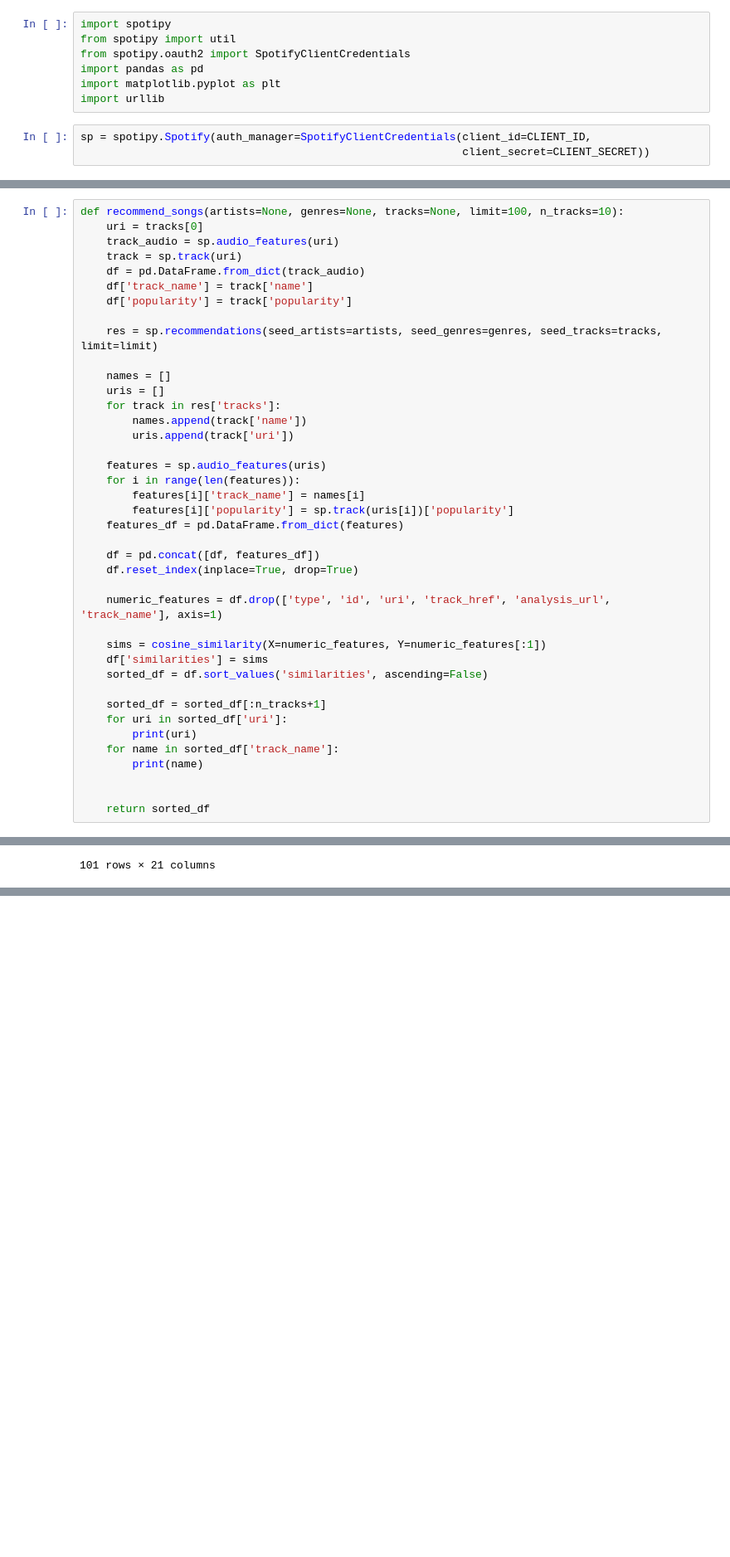
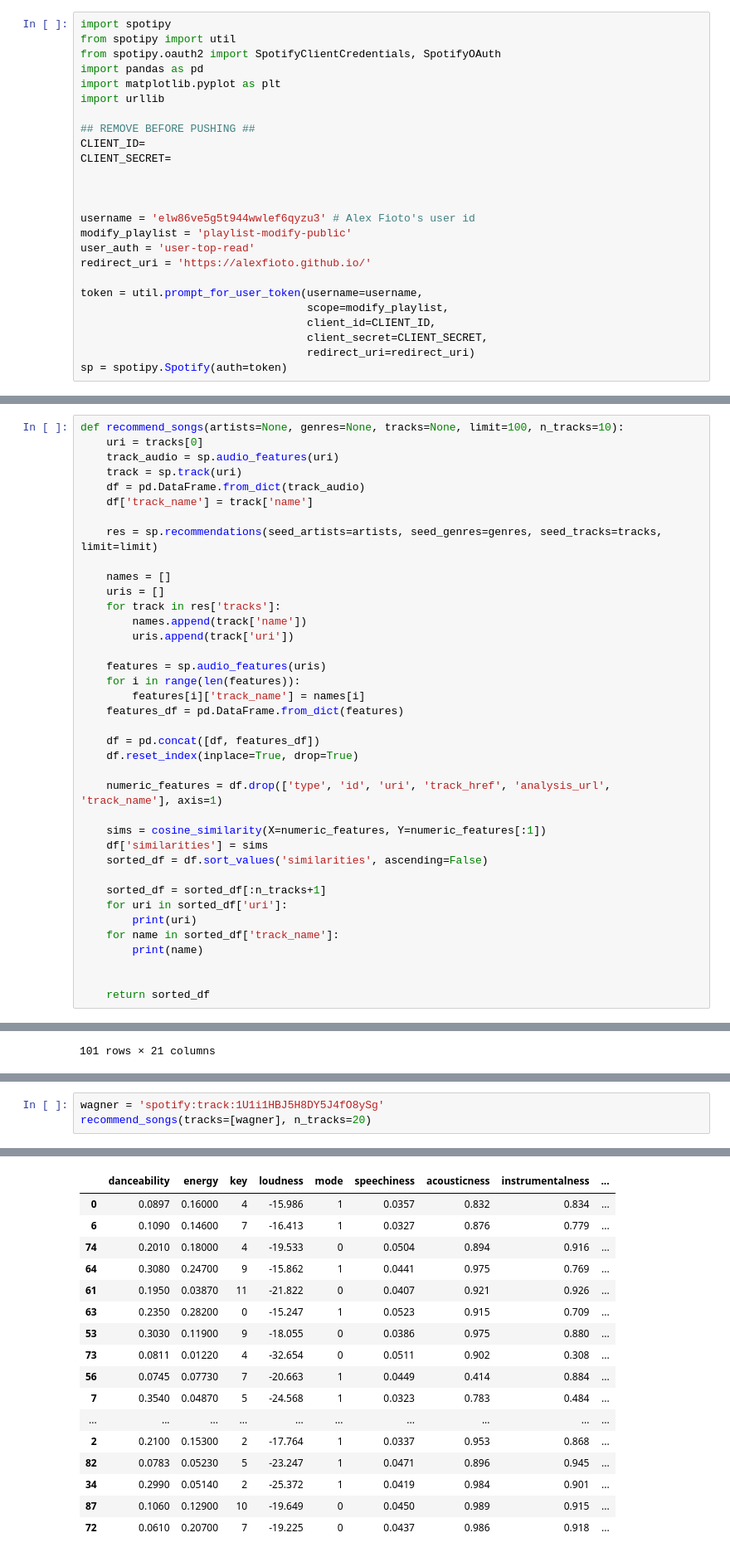
Before and after one commit to alexfioto/Spotify-Recommender, a Jupyter notebook: Recommender.ipynb, the cells around one changed output, grey strips where cells are left out. Shown at 83% size. Saved outputs shown, nothing was run; the diff lists cells and outputs as text; blank space fills up the shorter version.

Commit message:
lots of work on recommender

```diff
--- a/Recommender.ipynb
+++ b/Recommender.ipynb
@@ -4,10 +6,25 @@ CLIENT_SECRET=*SEE NOTES*
 # %%
 import spotipy
 from spotipy import util
-from spotipy.oauth2 import SpotifyClientCredentials
+from spotipy.oauth2 import SpotifyClientCredentials, SpotifyOAuth
 import pandas as pd
 import matplotlib.pyplot as plt
 import urllib
+
+## REMOVE BEFORE PUSHING ##
+CLIENT_ID=
+CLIENT_SECRET=
+
+
+
+username = 'elw86ve5g5t944wwlef6qyzu3' # Alex Fioto's user id
+modify_playlist = 'playlist-modify-public'
+user_auth = 'user-top-read'
+redirect_uri = 'https://alexfioto.github.io/'
+
+token = util.prompt_for_user_token(username=username,
+                                   scope=modify_playlist,
+                                   client_id=CLIENT_ID,
+                                   client_secret=CLIENT_SECRET,
+                                   redirect_uri=redirect_uri)
+sp = spotipy.Spotify(auth=token)
-# %%
-sp = spotipy.Spotify(auth_manager=SpotifyClientCredentials(client_id=CLIENT_ID,
-                                                           client_secret=CLIENT_SECRET))
@@ -147,7 +151,6 @@ def recommend_songs(artists=None, genres=None, tracks=None, limit=100, n_tracks=
     track = sp.track(uri)
     df = pd.DataFrame.from_dict(track_audio)
     df['track_name'] = track['name']
-    df['popularity'] = track['popularity']
 
     res = sp.recommendations(seed_artists=artists, seed_genres=genres, seed_tracks=tracks, limit=limit)
 
@@ -160,7 +163,6 @@ def recommend_songs(artists=None, genres=None, tracks=None, limit=100, n_tracks=
     features = sp.audio_features(uris)
     for i in range(len(features)):
         features[i]['track_name'] = names[i]
-        features[i]['popularity'] = sp.track(uris[i])['popularity']
     features_df = pd.DataFrame.from_dict(features)
 
     df = pd.concat([df, features_df])
@@ -325,0 +316,4 @@ Go!
+# %%
+wagner = 'spotify:track:1U1i1HBJ5H8DY5J4fO8ySg'
+recommend_songs(tracks=[wagner], n_tracks=20)
+# %% [output]
@@ -325,0 +337,17 @@ Go!
+|  | danceability | energy | key | loudness | mode | speechiness | acousticness | instrumentalness | ... |
+| 0 | 0.0897 | 0.16000 | 4 | -15.986 | 1 | 0.0357 | 0.832 | 0.834 | ... |
+| 6 | 0.1090 | 0.14600 | 7 | -16.413 | 1 | 0.0327 | 0.876 | 0.779 | ... |
+| 74 | 0.2010 | 0.18000 | 4 | -19.533 | 0 | 0.0504 | 0.894 | 0.916 | ... |
+| 64 | 0.3080 | 0.24700 | 9 | -15.862 | 1 | 0.0441 | 0.975 | 0.769 | ... |
+| 61 | 0.1950 | 0.03870 | 11 | -21.822 | 0 | 0.0407 | 0.921 | 0.926 | ... |
+| 63 | 0.2350 | 0.28200 | 0 | -15.247 | 1 | 0.0523 | 0.915 | 0.709 | ... |
+| 53 | 0.3030 | 0.11900 | 9 | -18.055 | 0 | 0.0386 | 0.975 | 0.880 | ... |
+| 73 | 0.0811 | 0.01220 | 4 | -32.654 | 0 | 0.0511 | 0.902 | 0.308 | ... |
+| 56 | 0.0745 | 0.07730 | 7 | -20.663 | 1 | 0.0449 | 0.414 | 0.884 | ... |
+| 7 | 0.3540 | 0.04870 | 5 | -24.568 | 1 | 0.0323 | 0.783 | 0.484 | ... |
+| ... | ... | ... | ... | ... | ... | ... | ... | ... | ... |
+| 2 | 0.2100 | 0.15300 | 2 | -17.764 | 1 | 0.0337 | 0.953 | 0.868 | ... |
+| 82 | 0.0783 | 0.05230 | 5 | -23.247 | 1 | 0.0471 | 0.896 | 0.945 | ... |
+| 34 | 0.2990 | 0.05140 | 2 | -25.372 | 1 | 0.0419 | 0.984 | 0.901 | ... |
+| 87 | 0.1060 | 0.12900 | 10 | -19.649 | 0 | 0.0450 | 0.989 | 0.915 | ... |
+| 72 | 0.0610 | 0.20700 | 7 | -19.225 | 0 | 0.0437 | 0.986 | 0.918 | ... |
```
Also changed, not shown: parts of 21 cells of this notebook, 3 other files.
